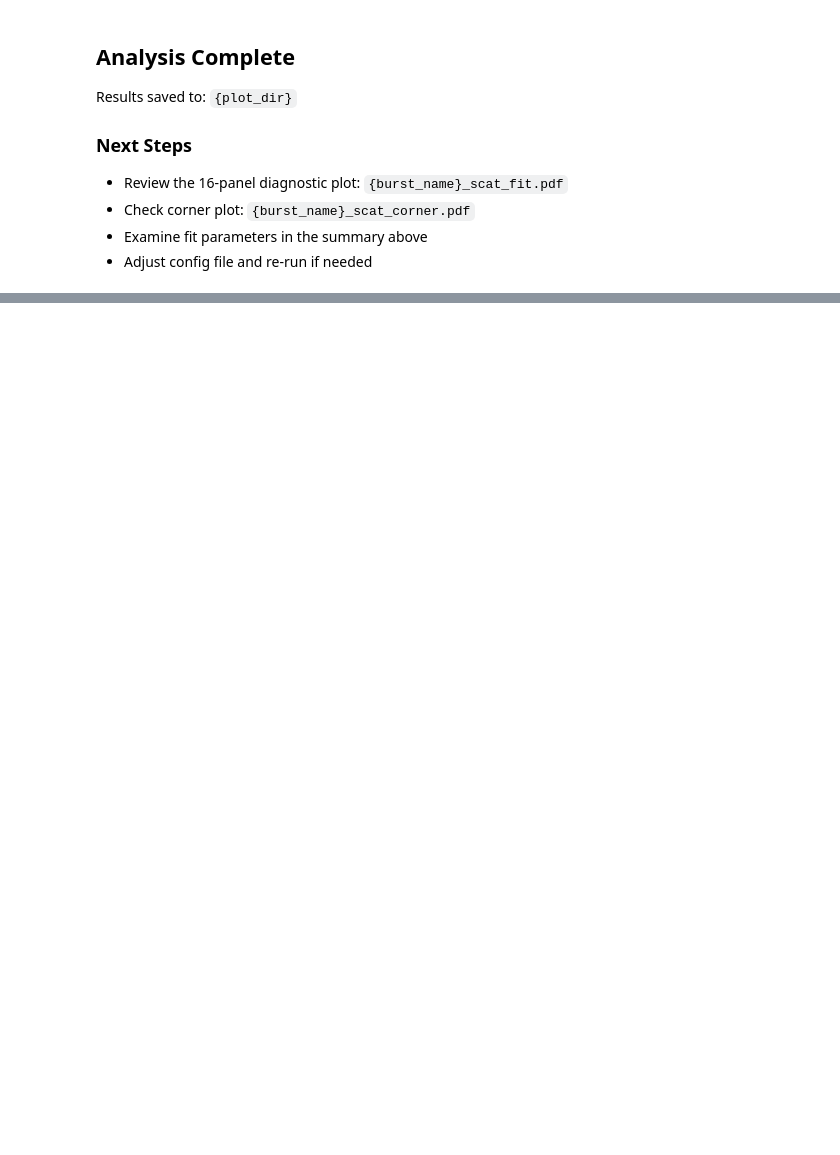
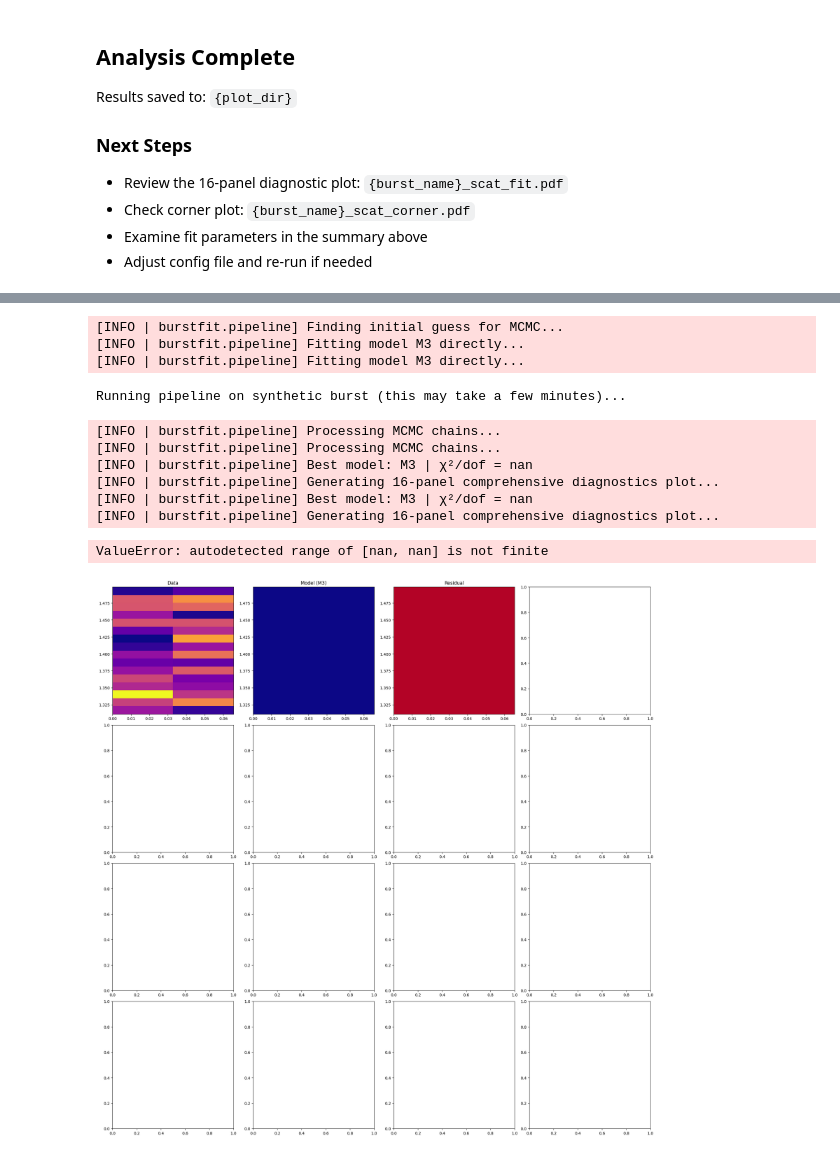
Before and after one commit to jakobtfaber/FLITS, a Jupyter notebook: scattering/notebooks/scattering_analysis.ipynb, the cells around one changed output, grey strips where cells are left out. Saved outputs shown, nothing was run; the diff lists cells and outputs as text; code cells hidden in the pictures; blank space fills up the shorter version.

```diff
--- a/scattering/notebooks/scattering_analysis.ipynb
+++ b/scattering/notebooks/scattering_analysis.ipynb
@@ -94,3 +140,17 @@ print(f"Pipeline created for {burst_name} ({telescope.upper()})")
+# %%
+# Apply the manually refined initial guess to the pipeline
+# Run this AFTER accepting parameters in the widget above, and AFTER creating the pipeline
+
+optimized_guess = guess_widget.get_params()
+
+# Inject the custom initial guess directly into the pipeline
+pipe.seed_single = optimized_guess
+
+print("✓ Custom initial guess injected into pipeline")
+print(f"\nParameters that will be used for MCMC:")
+for key, val in optimized_guess.__dict__.items():
+    if val is not None:
+        print(f"  {key}: {val:.4f}" if isinstance(val, (int, float)) else f"  {key}: {val}")
 # %%
 # Run full pipeline
 results = pipe.run_full(
@@ -172,0 +393,34 @@ Results saved to: `{plot_dir}`
+# %%
+# Run pipeline on synthetic data
+print("Running pipeline on synthetic burst (this may take a few minutes)...")
+results_test = pipe_test.run_full(
+    model_scan=False,      # Skip model selection
+    model_keys=["M0"],     # Just fit simple thin-screen model
+    diagnostics=False,     # Skip diagnostics for speed
+    plot=True,
+    save=True,
+    show=False
+)
+
+print("\n" + "="*60)
+print("SYNTHETIC BURST TEST - PIPELINE RUN SUMMARY")
+print("="*60)
+print(f"Best model: {results_test['best_key']}")
+if 'goodness_of_fit' in results_test:
+    print(f"Reduced χ²: {results_test['goodness_of_fit']['chi2_reduced']:.2f}")
+print("\nBest-fit parameters:")
+for param, value in results_test['best_params'].items():
+    print(f"  {param}: {value:.4g}")
+# %% [output]
+[INFO | burstfit.pipeline] Finding initial guess for MCMC...
+[INFO | burstfit.pipeline] Fitting model M3 directly...
+[INFO | burstfit.pipeline] Fitting model M3 directly...
+Running pipeline on synthetic burst (this may take a few minutes)...
+[INFO | burstfit.pipeline] Processing MCMC chains...
+[INFO | burstfit.pipeline] Processing MCMC chains...
+[INFO | burstfit.pipeline] Best model: M3 | χ²/dof = nan
+[INFO | burstfit.pipeline] Generating 16-panel comprehensive diagnostics plot...
+[INFO | burstfit.pipeline] Best model: M3 | χ²/dof = nan
+[INFO | burstfit.pipeline] Generating 16-panel comprehensive diagnostics plot...
+ValueError: autodetected range of [nan, nan] is not finite
+[figure, added]
```
Also changed, not shown: parts of 24 cells of this notebook, 11 other files.
